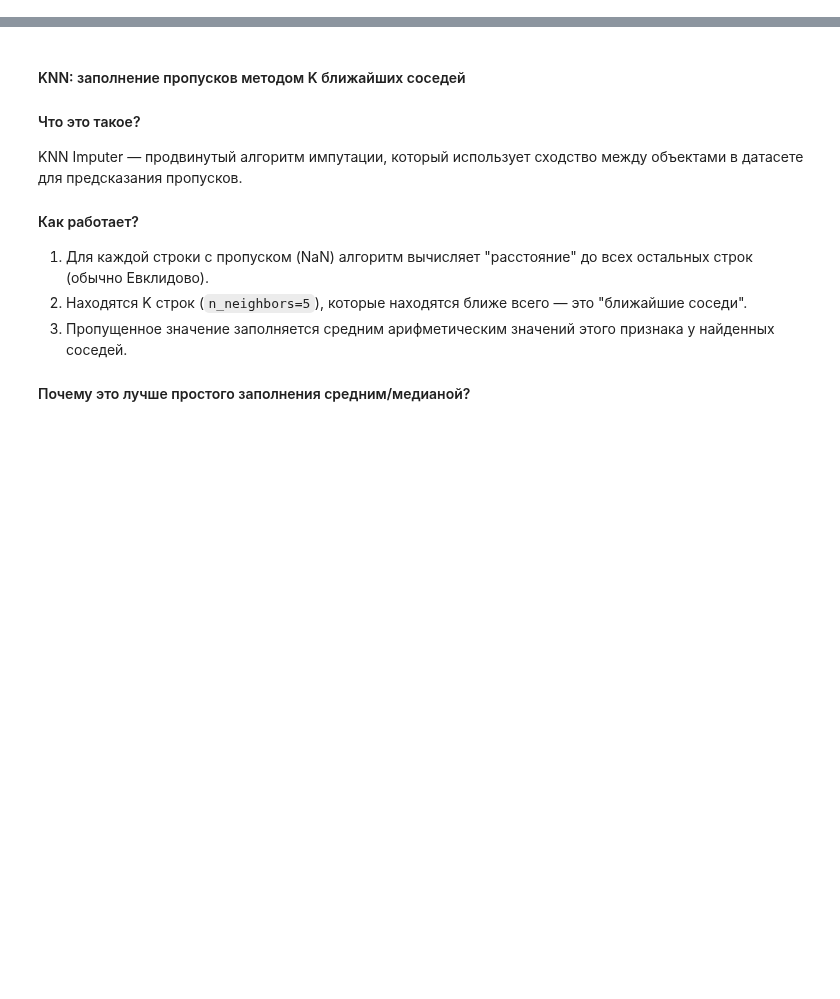
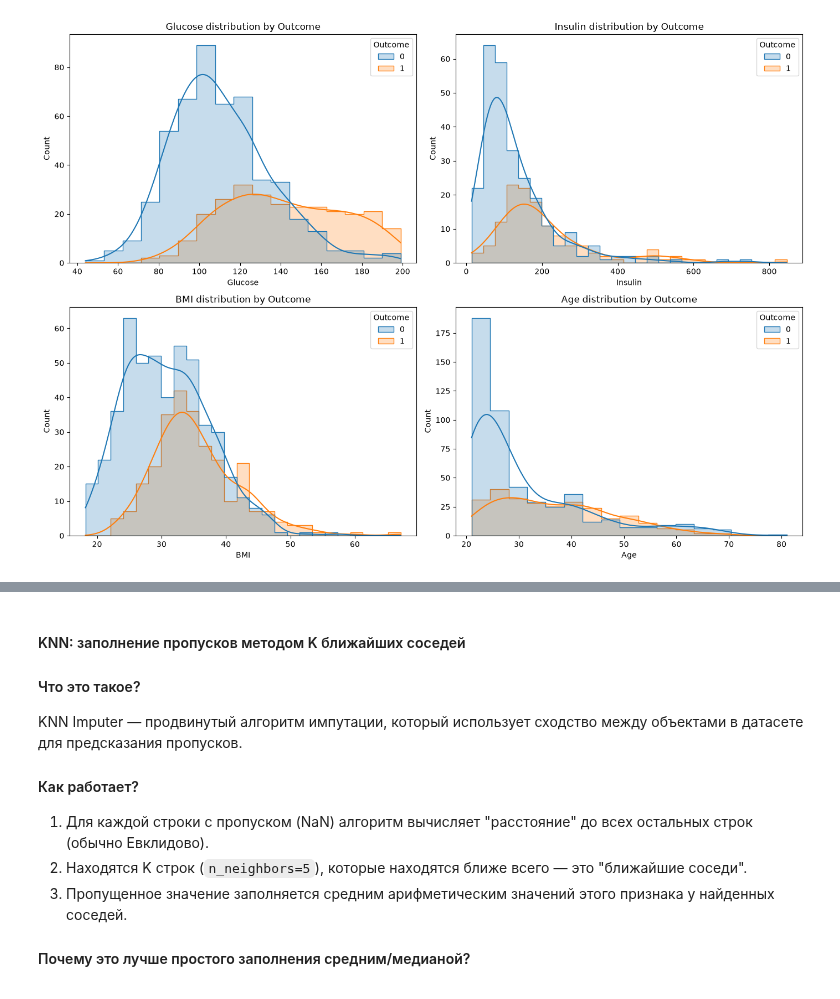
Before and after one commit to carnifixSQ/diabetes-prediction, a Jupyter notebook: notebooks/01_data_loading.ipynb, the cells around one changed output, grey strips where cells are left out. Saved outputs shown, nothing was run; the diff lists cells and outputs as text; code cells hidden in the pictures; blank space fills up the shorter version.

```diff
--- a/notebooks/01_data_loading.ipynb
+++ b/notebooks/01_data_loading.ipynb
@@ -35,14 +0,0 @@ Name: proportion, dtype: float64
-# %%
-features = ['Glucose', 'Insulin', 'BMI', 'Age']
-
-fig, axes = plt.subplots(2, 2, figsize=(14, 10))
-axes = axes.flatten()
-
-for ax, feat in zip(axes, features):
-    sns.histplot(data=df, x=feat, hue='Outcome', kde=True, element='step', ax=ax)
-    ax.set_title(f'{feat} Distribution by Outcome')
-    ax.set_xlabel(feat)
-    ax.set_ylabel('Count')
-
-plt.tight_layout()
-plt.show()
@@ -188,0 +1,74 @@ dtype: int64
+# %%
+import numpy as np
+import pandas as pd
+import matplotlib.pyplot as plt
+import seaborn as sns
+
+from sklearn.model_selection import train_test_split
+from sklearn.impute import SimpleImputer
+from sklearn.preprocessing import StandardScaler
+from sklearn.pipeline import Pipeline
+
+DATA_PATH = '../data/pima-indians-diabetes.csv'
+RANDOM_STATE = 42
+
+columns = [
+    'Pregnancies', 'Glucose', 'BloodPressure', 'SkinThickness', 'Insulin',
+    'BMI', 'DiabetesPedigreeFunction', 'Age', 'Outcome'
+]
+df = pd.read_csv(DATA_PATH, names=columns)
+
+cols_with_zeros = ['Glucose', 'BloodPressure', 'SkinThickness', 'Insulin', 'BMI']
+df[cols_with_zeros] = df[cols_with_zeros].replace(0, np.nan)
+
+print("Shape:", df.shape)
+print("\nClass distribution (%):")
+print((df['Outcome'].value_counts(normalize=True) * 100).round(2))
+print("\nMissing values (%):")
+print((df.isna().mean() * 100).round(1))
+
+features = ['Glucose', 'Insulin', 'BMI', 'Age']
+fig, axes = plt.subplots(2, 2, figsize=(14, 10))
+for ax, feat in zip(axes.flatten(), features):
+    sns.histplot(data=df, x=feat, hue='Outcome', kde=True, element='step', ax=ax)
+    ax.set_title(f'{feat} distribution by Outcome')
+plt.tight_layout()
+plt.show()
+
+print("\nInsulin skewness: raw =", round(df['Insulin'].skew(), 3),
+      "| log1p =", round(np.log1p(df['Insulin']).skew(), 3))
+
+for col in ['Glucose', 'Insulin']:
+    q1, q3 = df[col].quantile([0.25, 0.75])
+    iqr = q3 - q1
+    lo, hi = q1 - 1.5 * iqr, q3 + 1.5 * iqr
+    n_out = ((df[col] < lo) | (df[col] > hi)).sum()
+    print(f"{col}: bounds [{lo:.1f}, {hi:.1f}], outliers: {n_out}")
+
+X = df.drop(columns='Outcome')
+y = df['Outcome']
+
+X_train, X_test, y_train, y_test = train_test_split(
+    X, y, test_size=0.2, stratify=y, random_state=RANDOM_STATE
+)
+print("\nTrain:", X_train.shape, "| Test:", X_test.shape)
+
+preprocessor = Pipeline([
+    ('imputer', SimpleImputer(strategy='median')),
+    ('scaler', StandardScaler()),
+])
+
+X_train_prep = pd.DataFrame(
+    preprocessor.fit_transform(X_train), columns=X.columns, index=X_train.index
+)
+X_test_prep = pd.DataFrame(
+    preprocessor.transform(X_test), columns=X.columns, index=X_test.index
+)
+
+print("\nMissing values after preprocessing (train):", int(X_train_prep.isna().sum().sum()))
+print("Missing values after preprocessing (test): ", int(X_test_prep.isna().sum().sum()))
+print("\nTrain mean (~0) and std (~1) after scaling:")
+print(X_train_prep.agg(['mean', 'std']).round(2))
+
+print("\nData is ready for modeling!")
+# %% [output]
@@ -188,0 +94 @@ dtype: int64
+[figure, added]
```
Also changed, not shown: parts of 8 cells of this notebook.
